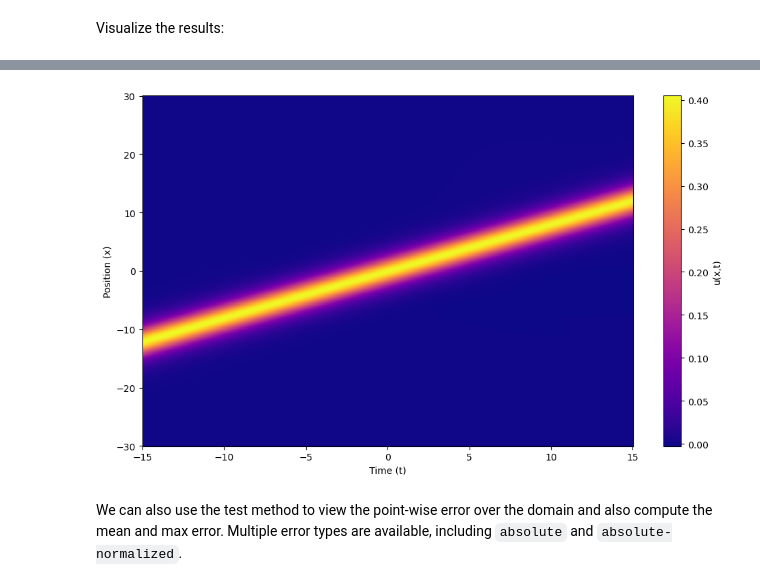
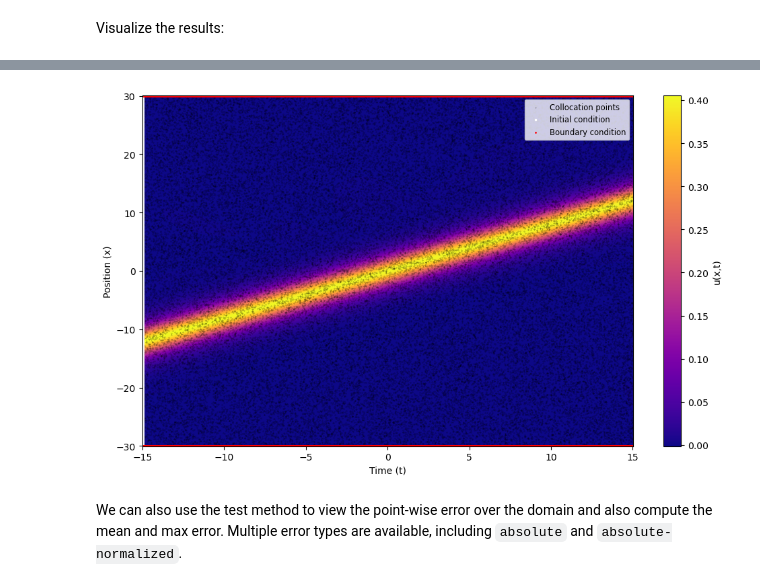
Before and after one commit to JairdanC/soliton-pinns, a Jupyter notebook: notebooks/kdv.ipynb, the cells around one changed output, grey strips where cells are left out. Drawn from its saved outputs; the diff is of its cells as text; code cells hidden in the pictures.

Commit message:
visualization functions finished, more adaptibility such as plotting old data to be added later

```diff
--- a/notebooks/kdv.ipynb
+++ b/notebooks/kdv.ipynb
@@ -104,8 +102,8 @@ model.plot_profiles(t_values=[-15, 0, 15], solutions=("predicted", "exact"))
 [figure]
 # %%
-model.plot_spacetime()
+model.plot_spacetime(True)
 # %% [output]
-[figure, old version]
+[figure, new version]
 # %% [markdown]
 We can also use the test method to view the point-wise error over the domain and also compute the mean and max error. Multiple error types are available, including `absolute` and `absolute-normalized`.
 # %%
```
Also changed, not shown: parts of 3 cells of this notebook, 3 other files.
